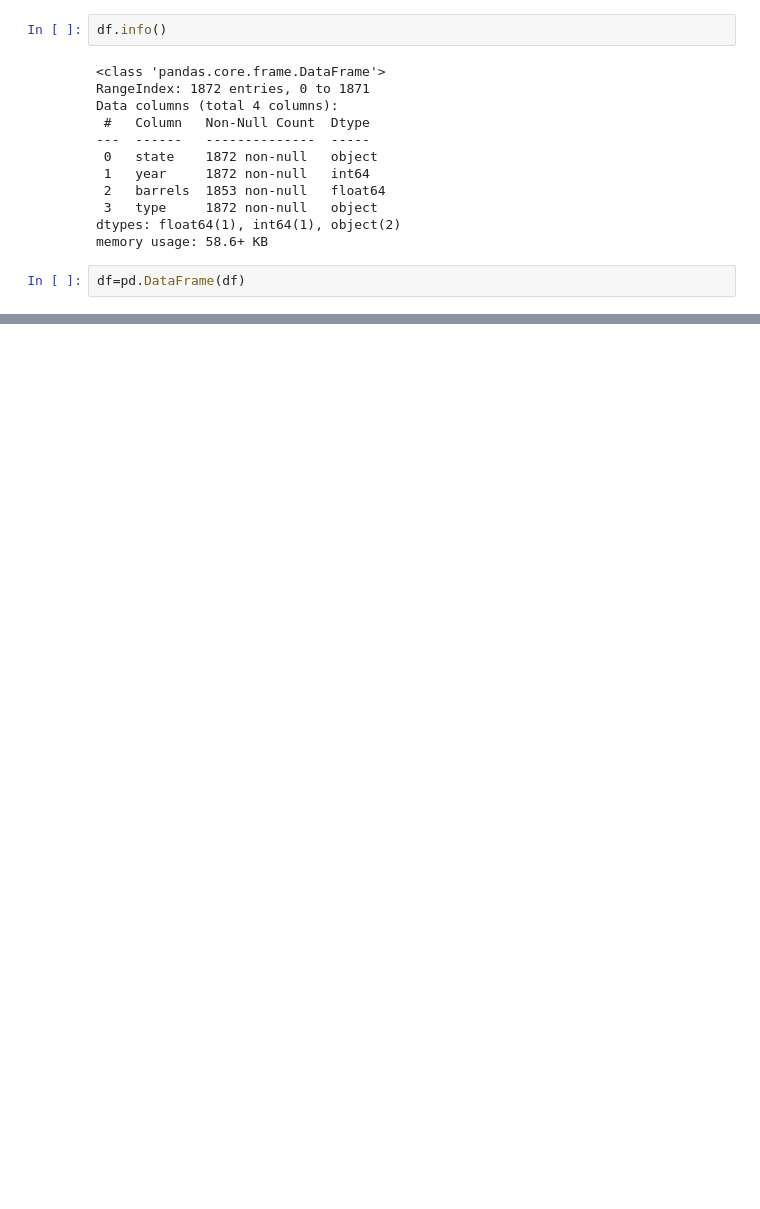
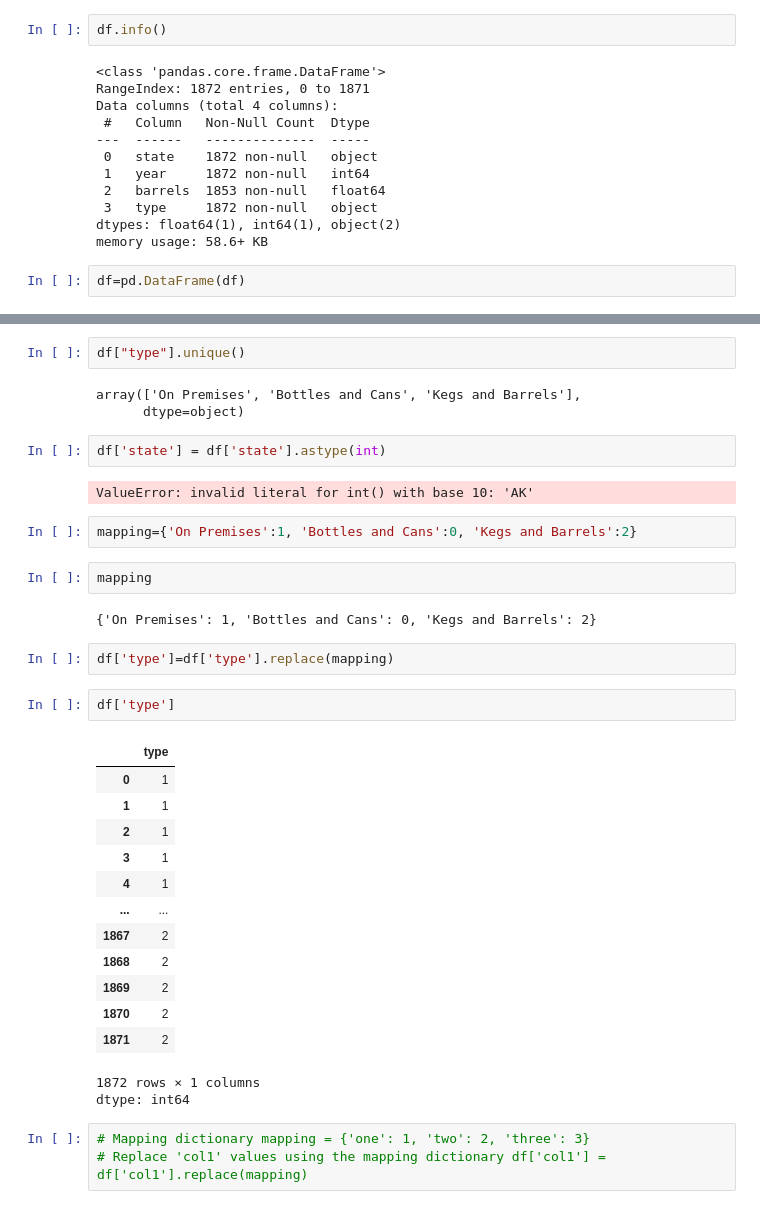
Before and after one commit to Hemanthk408/Beer-production, a Jupyter notebook: Beer_Production.ipynb, the cells around one changed output, grey strips where cells are left out. Cells and saved outputs as stored; diff of their text form; blank space fills up the shorter version.

```diff
--- a/Beer_Production.ipynb
+++ b/Beer_Production.ipynb
@@ -63,0 +61,37 @@ SyntaxError: invalid syntax (<ipython-input-11-7f9759e38a6f>, line 1)
+# %%
+df["type"].unique()
+# %% [output]
+array(['On Premises', 'Bottles and Cans', 'Kegs and Barrels'],
+      dtype=object)
+# %%
+df['state'] = df['state'].astype(int)
+# %% [output]
+ValueError: invalid literal for int() with base 10: 'AK'
+# %%
+mapping={'On Premises':1, 'Bottles and Cans':0, 'Kegs and Barrels':2}
+# %%
+mapping
+# %% [output]
+{'On Premises': 1, 'Bottles and Cans': 0, 'Kegs and Barrels': 2}
+# %%
+df['type']=df['type'].replace(mapping)
+# %%
+df['type']
+# %% [output]
+|  | type |
+| 0 | 1 |
+| 1 | 1 |
+| 2 | 1 |
+| 3 | 1 |
+| 4 | 1 |
+| ... | ... |
+| 1867 | 2 |
+| 1868 | 2 |
+| 1869 | 2 |
+| 1870 | 2 |
+| 1871 | 2 |
+1872 rows × 1 columns
+dtype: int64
+# %%
+# Mapping dictionary mapping = {'one': 1, 'two': 2, 'three': 3}
+# Replace 'col1' values using the mapping dictionary df['col1'] = df['col1'].replace(mapping)
```
Also changed, not shown: parts of 6 cells of this notebook.
